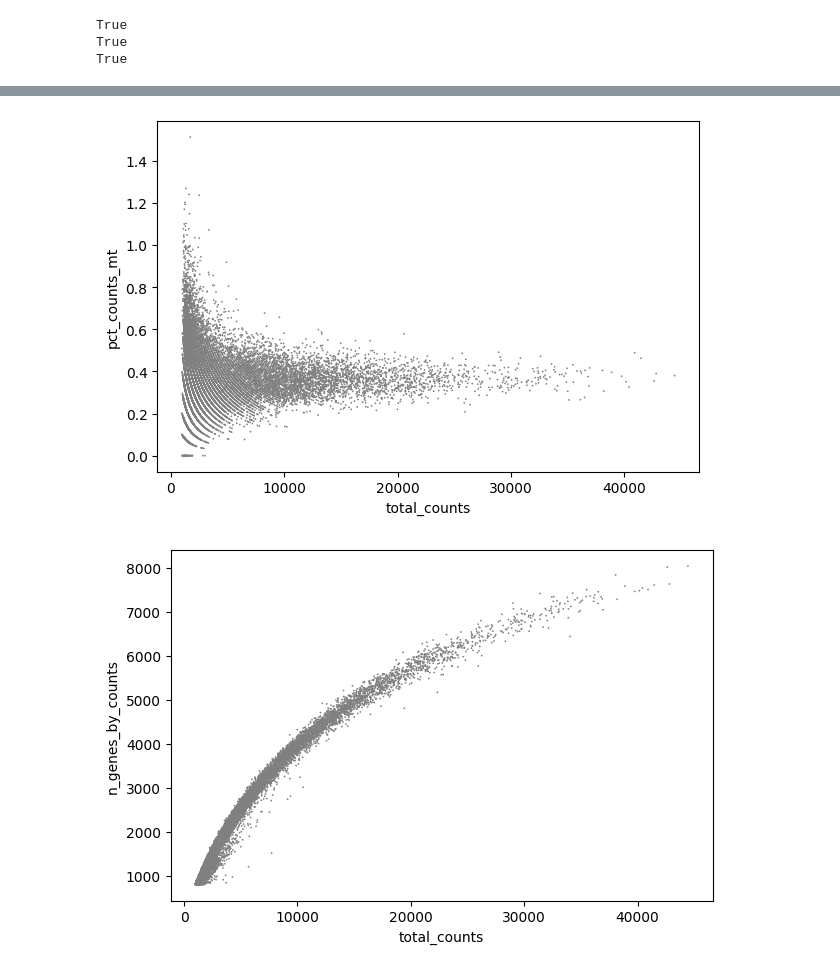
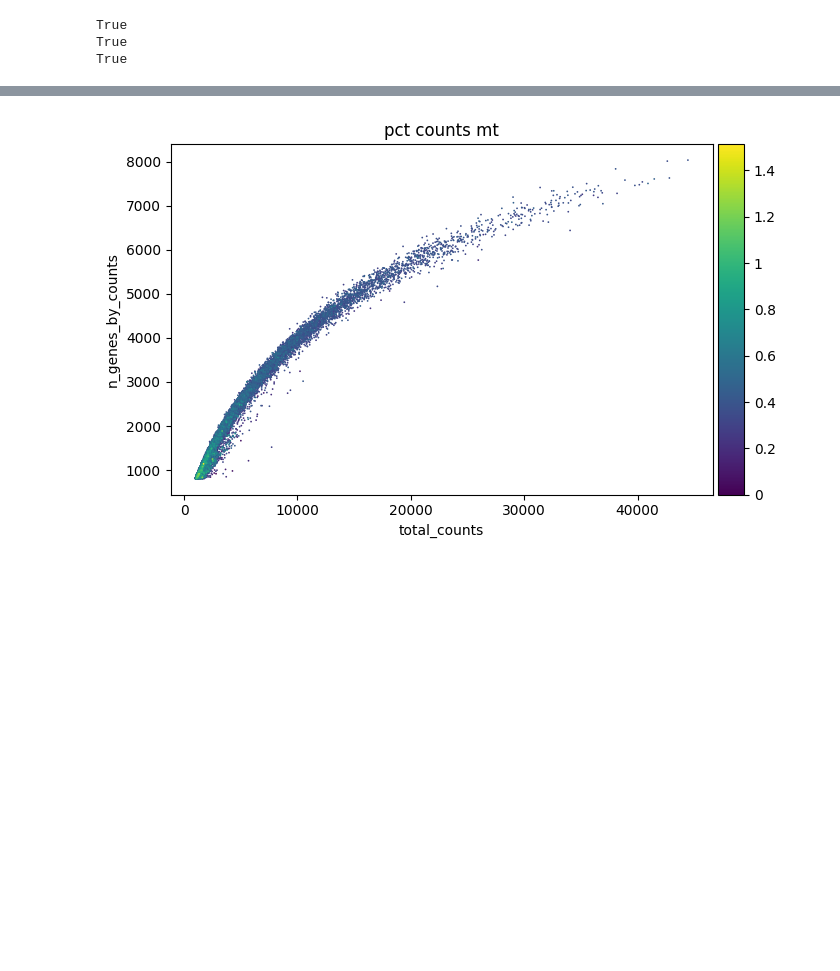
Before and after one commit to BlueberryOreo/Machine-Learning-suda-2025-fall-Course-Report, a Jupyter notebook: code/test.ipynb, the cells around one changed output, grey strips where cells are left out. Cells and saved outputs as stored; diff of their text form; code cells hidden in the pictures; blank space fills up the shorter version.

```diff
--- a/code/test.ipynb
+++ b/code/test.ipynb
@@ -68,7 +69,5 @@ sc.pl.violin(raw_data, ["n_genes_by_counts", "total_counts", "pct_counts_mt"], j
 [figure]
-# %%
-sc.pl.scatter(raw_data, x="total_counts", y="pct_counts_mt")
-sc.pl.scatter(raw_data, x="total_counts", y="n_genes_by_counts")
-# %% [output]
-[figure, removed]
-[figure, removed]
+# %%
+sc.pl.scatter(raw_data, "total_counts", "n_genes_by_counts", color="pct_counts_mt")
+# %% [output]
+[figure, added]
```
Also changed, not shown: parts of 3 cells of this notebook, 5 other files.
